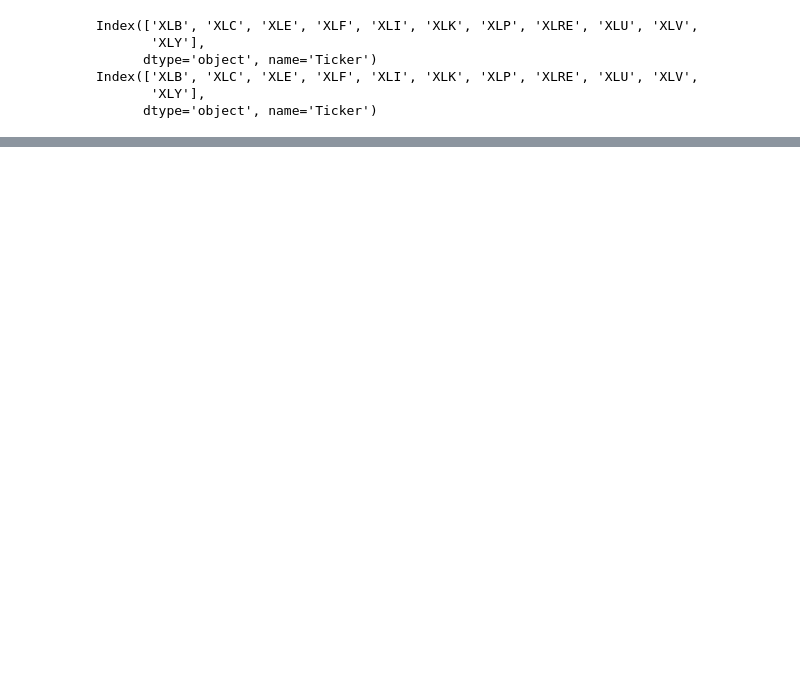
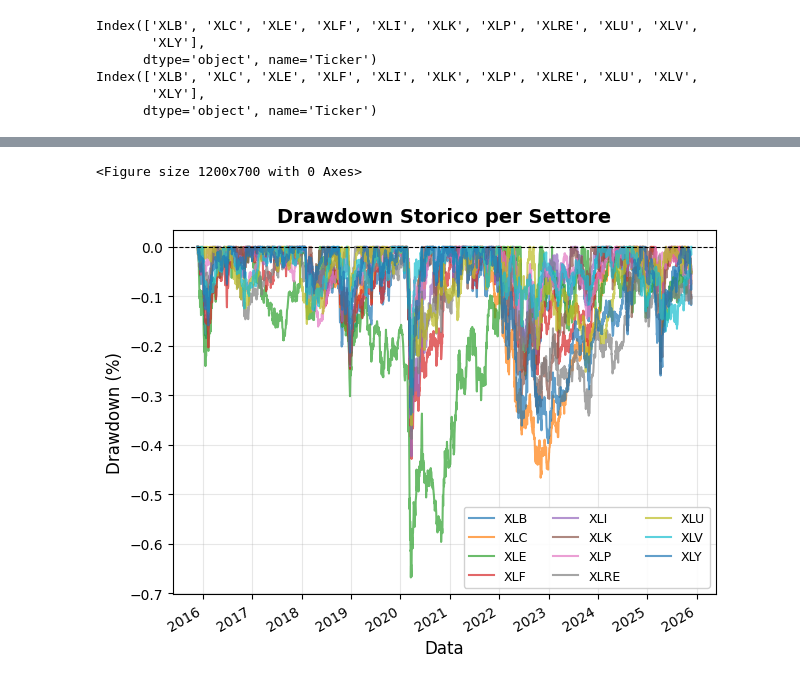
Before and after one commit to riccardomantegazza/MarketPulse, a Jupyter notebook: presentation/test_market_pulse_project.ipynb, the cells around one changed output, grey strips where cells are left out. Cells and saved outputs as stored; diff of their text form; code cells hidden in the pictures; blank space fills up the shorter version.

```diff
--- a/presentation/test_market_pulse_project.ipynb
+++ b/presentation/test_market_pulse_project.ipynb
@@ -311,0 +320,15 @@ XLB    -0.021582
+# %%
+# Drawdown Plot - Historical drawdown for each sector
+plt.figure(figsize=(12, 7))
+dd_series.plot(alpha=0.7, linewidth=1.5)
+plt.title("Drawdown Storico per Settore", fontsize=14, fontweight='bold')
+plt.xlabel("Data", fontsize=12)
+plt.ylabel("Drawdown (%)", fontsize=12)
+plt.legend(ncol=3, fontsize=9, loc='lower right', framealpha=0.9)
+plt.grid(True, alpha=0.3)
+plt.axhline(y=0, color='black', linestyle='--', linewidth=0.8)
+plt.tight_layout()
+plt.show()
+# %% [output]
+<Figure size 1200x700 with 0 Axes>
+[figure, added]
```
Also changed, not shown: parts of 18 cells of this notebook.
